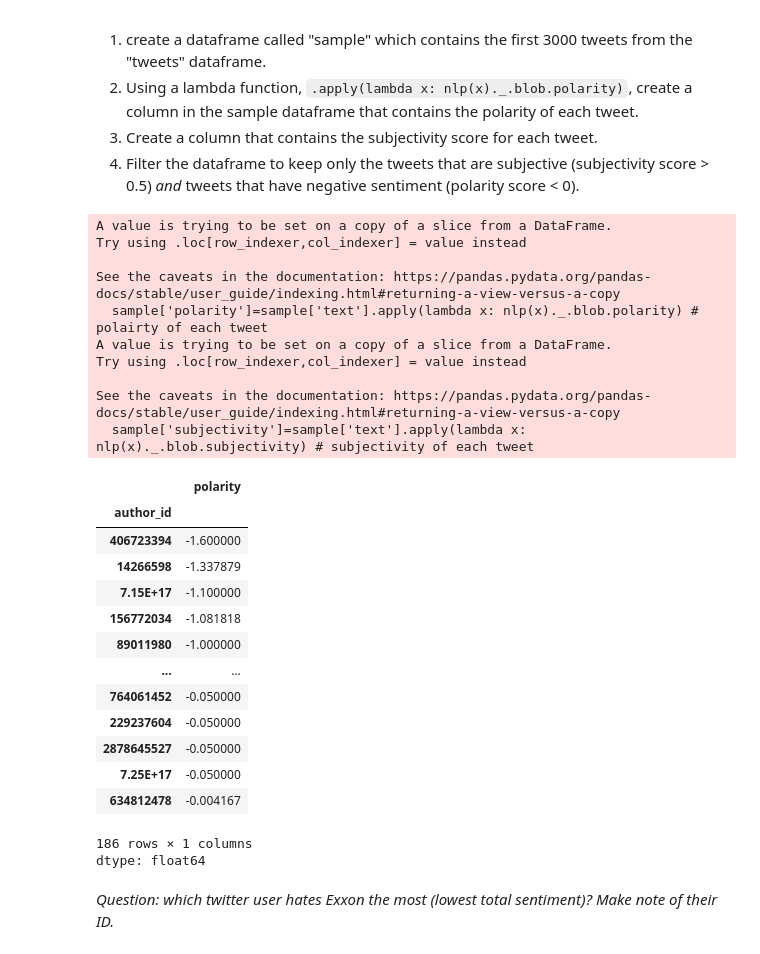
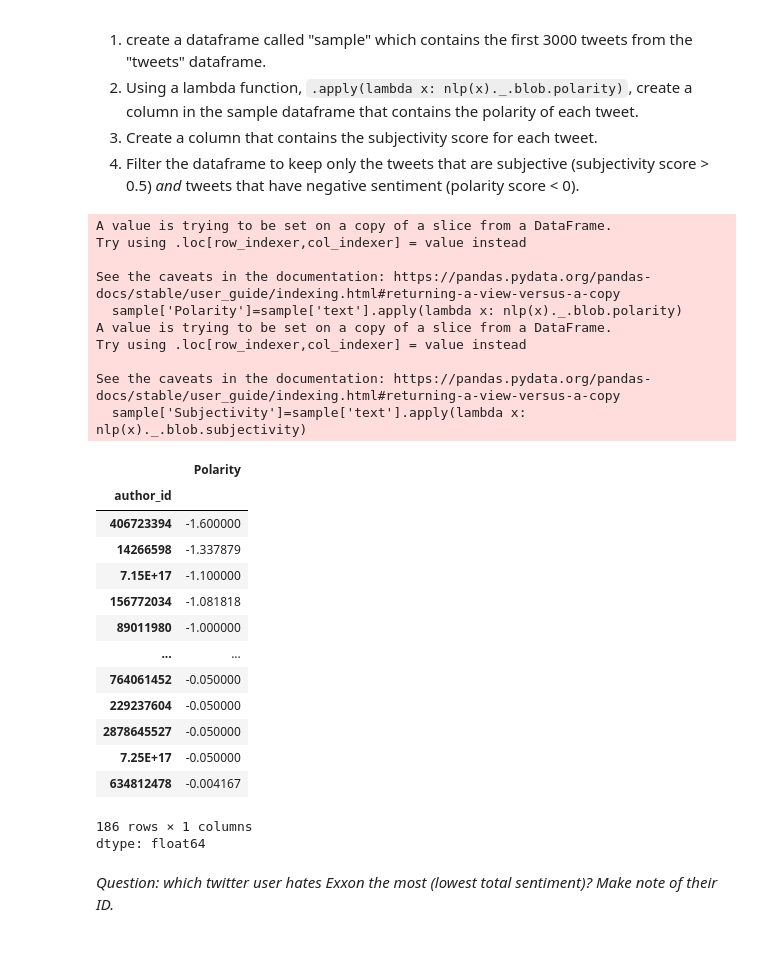
Before and after one commit to uclqmh3/Week-4, a Jupyter notebook: notebooks/W04. Natural Language Processing.ipynb, the cells around one changed output. Drawn from its saved outputs; the diff is of its cells as text; code cells hidden in the pictures.

```diff
--- a/notebooks/W04. Natural Language Processing.ipynb
+++ b/notebooks/W04. Natural Language Processing.ipynb
@@ -635,32 +635,28 @@ In the code cell below:
 3. Create a column that contains the subjectivity score for each tweet.
 4. Filter the dataframe to keep only the tweets that are subjective (subjectivity score > 0.5) *and* tweets that have negative sentiment (polarity score < 0).
 # %%
-sample=tweets.iloc[0:3000]# Filtering first 3000 tweets
+sample=tweets.iloc[:3000]
+sample['Polarity']=sample['text'].apply(lambda x: nlp(x)._.blob.polarity)
+sample['Subjectivity']=sample['text'].apply(lambda x: nlp(x)._.blob.subjectivity)
 
+sample=sample[(sample['Subjectivity']>0.5)&(sample['Polarity']<0)]
+sample
 
-sample['polarity']=sample['text'].apply(lambda x: nlp(x)._.blob.polarity) # polairty of each tweet
+sample_sentiment=sample.groupby('author_id')['Polarity'].sum().sort_values(ascending=True)
 
-
-sample['subjectivity']=sample['text'].apply(lambda x: nlp(x)._.blob.subjectivity) # subjectivity of each tweet
-
-
-sample=sample[(sample['subjectivity']>0.5) & (sample['polarity']<0)] # filtering for negative sentiment and high
-
-most_negative_user = sample.groupby('author_id')['polarity'].sum().sort_values(ascending=True)
-
-most_negative_user
+sample_sentiment
 # %% [output]
 A value is trying to be set on a copy of a slice from a DataFrame.
 Try using .loc[row_indexer,col_indexer] = value instead
 
 See the caveats in the documentation: https://pandas.pydata.org/pandas-docs/stable/user_guide/indexing.html#returning-a-view-versus-a-copy
-  sample['polarity']=sample['text'].apply(lambda x: nlp(x)._.blob.polarity) # polairty of each tweet
+  sample['Polarity']=sample['text'].apply(lambda x: nlp(x)._.blob.polarity)
 A value is trying to be set on a copy of a slice from a DataFrame.
 Try using .loc[row_indexer,col_indexer] = value instead
 
 See the caveats in the documentation: https://pandas.pydata.org/pandas-docs/stable/user_guide/indexing.html#returning-a-view-versus-a-copy
-  sample['subjectivity']=sample['text'].apply(lambda x: nlp(x)._.blob.subjectivity) # subjectivity of each tweet
+  sample['Subjectivity']=sample['text'].apply(lambda x: nlp(x)._.blob.subjectivity)
-|  | polarity |
+|  | Polarity |
 | author_id |  |
 | 406723394 | -1.600000 |
 | 14266598 | -1.337879 |
```
Also changed, not shown: parts of 1 cell of this notebook.
